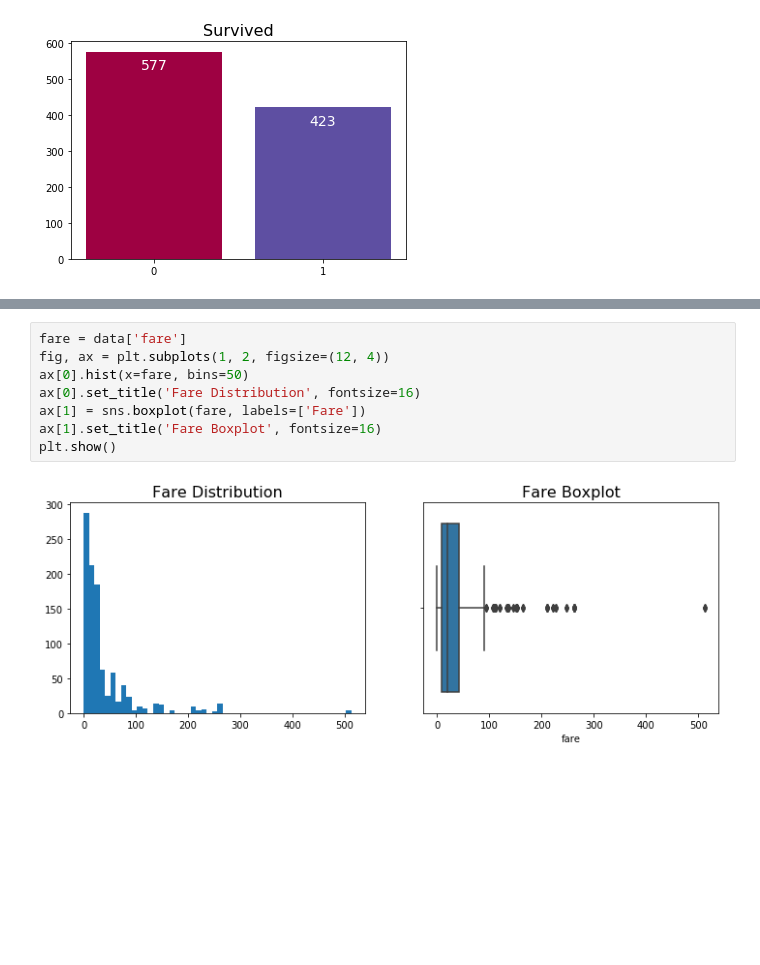
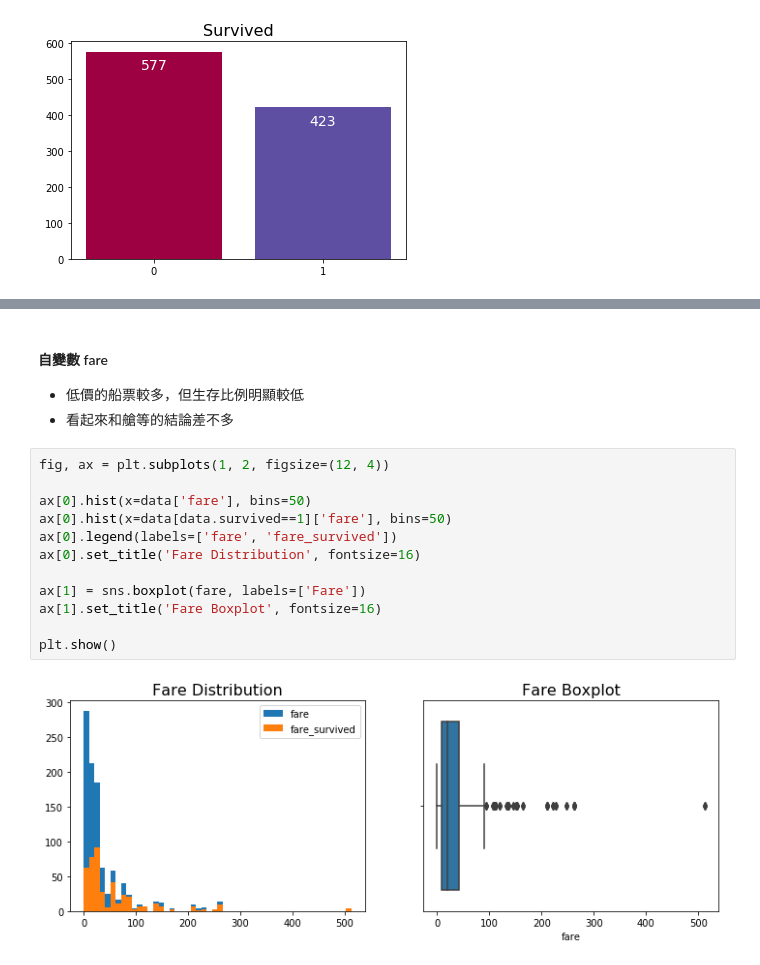
Before and after one commit to kevin21326/STASD, a Jupyter notebook: week_07/week_7_inclass_practice.ipynb, the cells around one changed output, grey strips where cells are left out. Cells and saved outputs as stored; diff of their text form; blank space fills up the shorter version.

```diff
--- a/week_07/week_7_inclass_practice.ipynb
+++ b/week_07/week_7_inclass_practice.ipynb
@@ -172,10 +283,18 @@ plt.show()
+# %% [markdown]
+#### 自變數 fare
+- 低價的船票較多，但生存比例明顯較低
+- 看起來和艙等的結論差不多
 # %%
-fare = data['fare']
 fig, ax = plt.subplots(1, 2, figsize=(12, 4))
-ax[0].hist(x=fare, bins=50)
+
+ax[0].hist(x=data['fare'], bins=50)
+ax[0].hist(x=data[data.survived==1]['fare'], bins=50)
+ax[0].legend(labels=['fare', 'fare_survived'])
 ax[0].set_title('Fare Distribution', fontsize=16)
+
 ax[1] = sns.boxplot(fare, labels=['Fare'])
 ax[1].set_title('Fare Boxplot', fontsize=16)
+
 plt.show()
 # %% [output]
-[figure, old version]
+[figure, new version]
```
Also changed, not shown: parts of 25 cells of this notebook.
